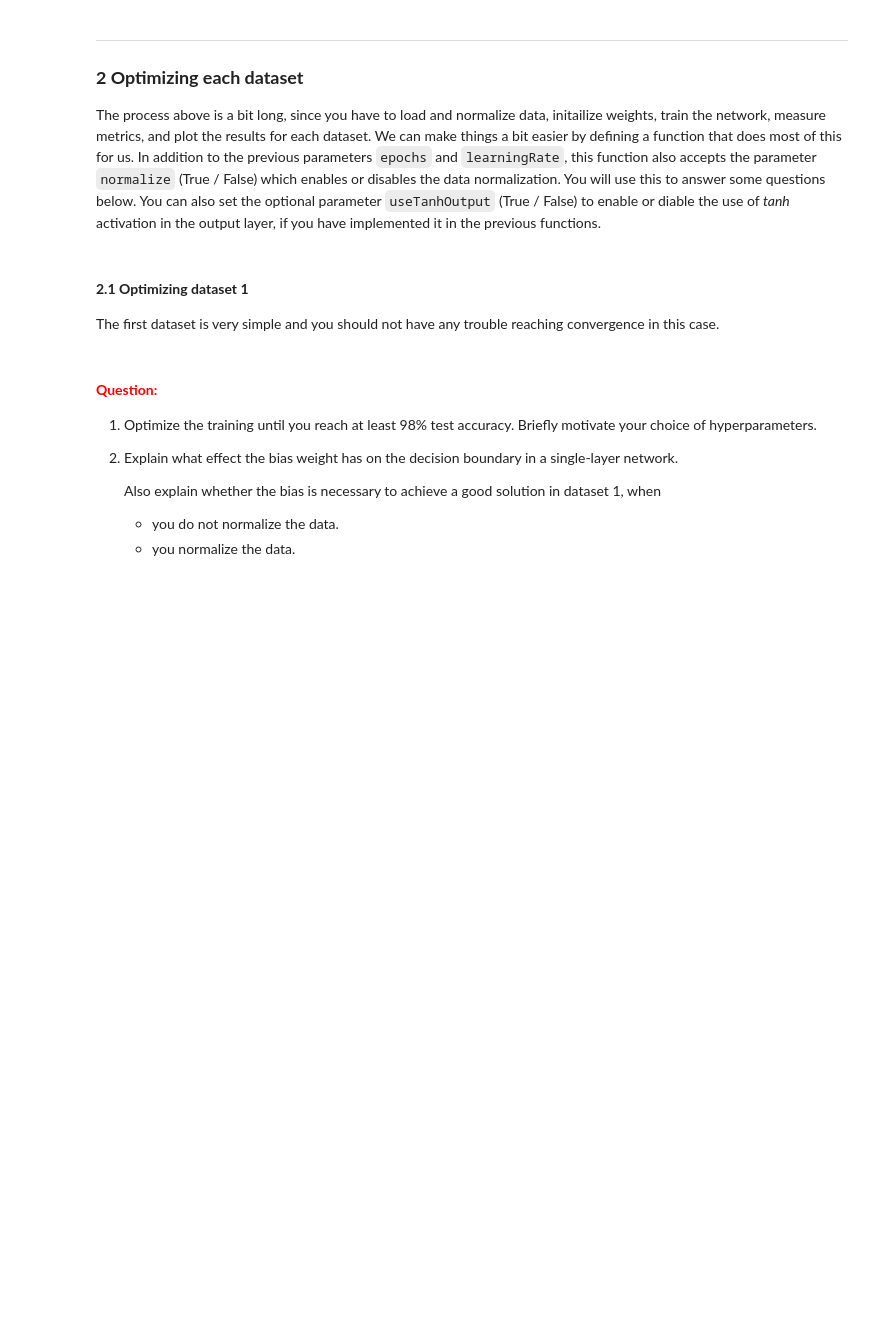
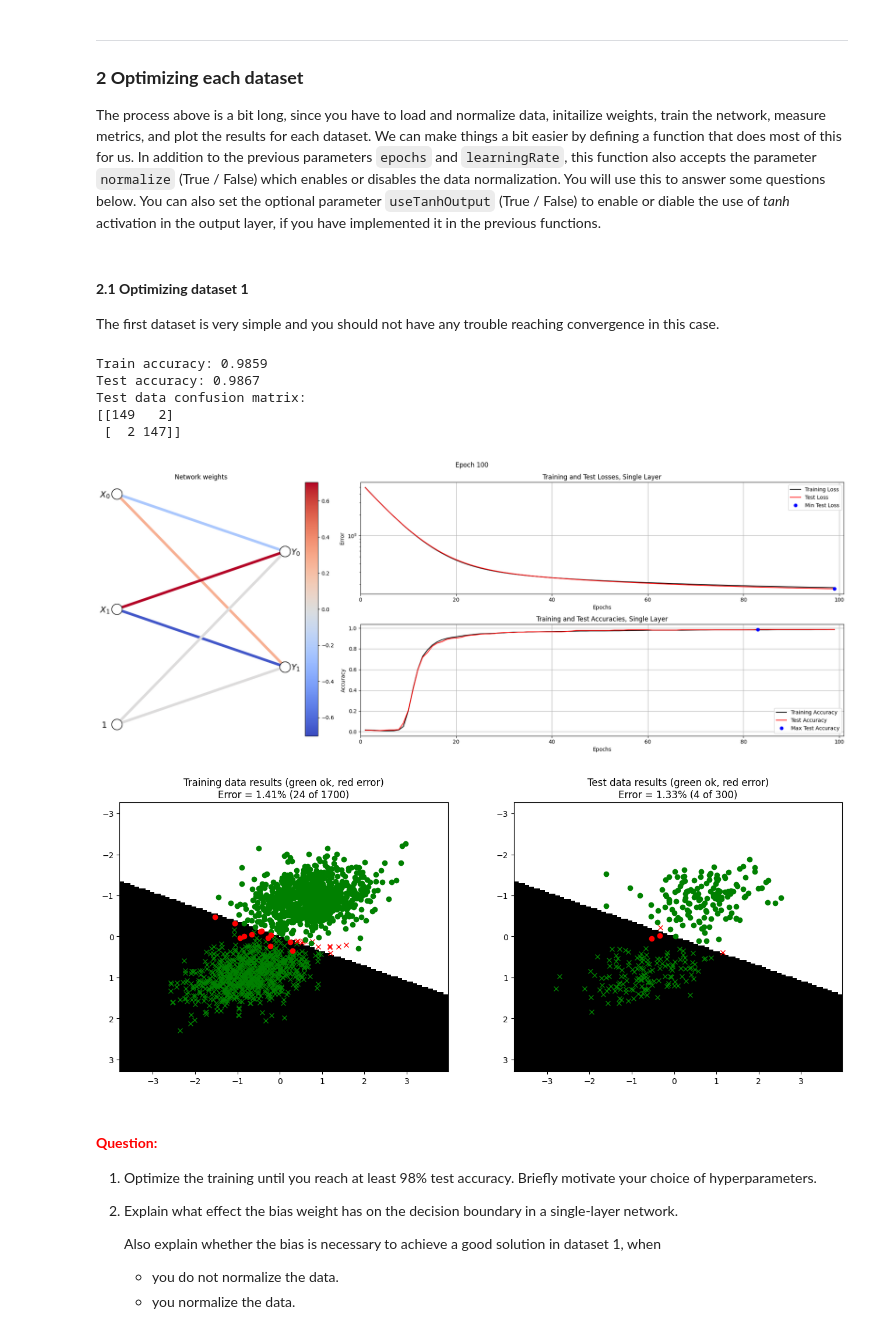
Before and after one commit to bobby-08/Deep-Learning-Labs-732A82, a Jupyter notebook: Lab1/SingleLayer.ipynb, the cells around one changed output. Saved outputs shown, nothing was run; the diff lists cells and outputs as text; code cells hidden in the pictures; blank space fills up the shorter version.

```diff
--- a/Lab1/SingleLayer.ipynb
+++ b/Lab1/SingleLayer.ipynb
@@ -75,12 +75,14 @@ def forward(X, W, B, useTanhOutput=False):
         Y (array): Output for each sample and class.
         L (array): Resulting label of each sample.
     """
+    # ============================================
 
-    # --------------------------------------------
-    # === Your code here =========================
-    # --------------------------------------------
+    Z = X @ W + B
 
-    Y = ???
+    if useTanhOutput:
+        Y = np.tanh(Z)
+    else:
+        Y = Z
 
     # ============================================
 
@@ -150,11 +161,12 @@ def update(W, B, GradW, GradB, params):
     LR = params["learningRate"]
 
     # --------------------------------------------
-    # === Your code here =========================
+    Wnew = W - LR * GradW
+    #Bnew = B - LR * GradB
     # --------------------------------------------
 
-    W = ???
-    B = ???
+    W = Wnew
+    #B = Bnew
 
     # ============================================
 
@@ -300,3 +302,14 @@ B0 = ???
+# %%
+# --------------------------------------------
+# === Your code here =========================
+# --------------------------------------------
+nInputs  = XTrainNorm.shape[1]           # number of columns
+nClasses = DTrain.shape[1]               # number of columns
+
+limit = np.sqrt(6 / (nInputs + nClasses))   # limits for uniform distribution Xavier initialization formula
+W0 =  np.random.uniform(-limit, limit, size=(nClasses, nInputs))  # shape (nClasses, nImputs), so W.T is (nInputs, nClasses)
+B0 = np.zeros((1, nClasses))                     # initialized at 0, shape (1, nClasses)
+# ============================================
 # %% [markdown]
 Now set the training parameters in the `params` dictionary. Later, you will add some more parameters, but for this first test the number of `epochs` and the `learningRate` is sufficient. Then run the training and observe how the losses, accuracies, and network weights change as the training progresses.
 # %%
@@ -392,18 +416,27 @@ def trainSingleLayerOnDataset(datasetNr, testSplit, W0, B0, params):
 The first dataset is very simple and you should not have any trouble reaching convergence in this case.
 # %%
 # --------------------------------------------
-# === Your code here =========================
+X, D, L = loadDataset(1)
 # --------------------------------------------
-nInputs  = ???
-nClasses = ???
+nInputs  = X.shape[1]
+nClasses = D.shape[1]
 
-W0 = ???
-B0 = ???
+limit = np.sqrt(6 / (nInputs + nClasses))
+W0 = np.random.uniform(-limit, limit, size=(nClasses, nInputs))
+B0 = np.zeros((1, nClasses))
 
-params = {"epochs": ???, "learningRate": ???, "normalize": False, "useTanhOutput": False}
+params = {"epochs": 100, "learningRate": 0.05, "normalize": True, "useTanhOutput": False}
 # ============================================
 
 trainSingleLayerOnDataset(1, 0.15, W0, B0, params)
+# %% [output]
+Train accuracy: 0.9859
+Test accuracy: 0.9867
+Test data confusion matrix:
+[[149   2]
+ [  2 147]]
+[figure, added]
+[figure, added]
 # %% [markdown]
 #### **<span style="color:red">Question:</span>**
 
```
Also changed, not shown: parts of 8 cells of this notebook.
